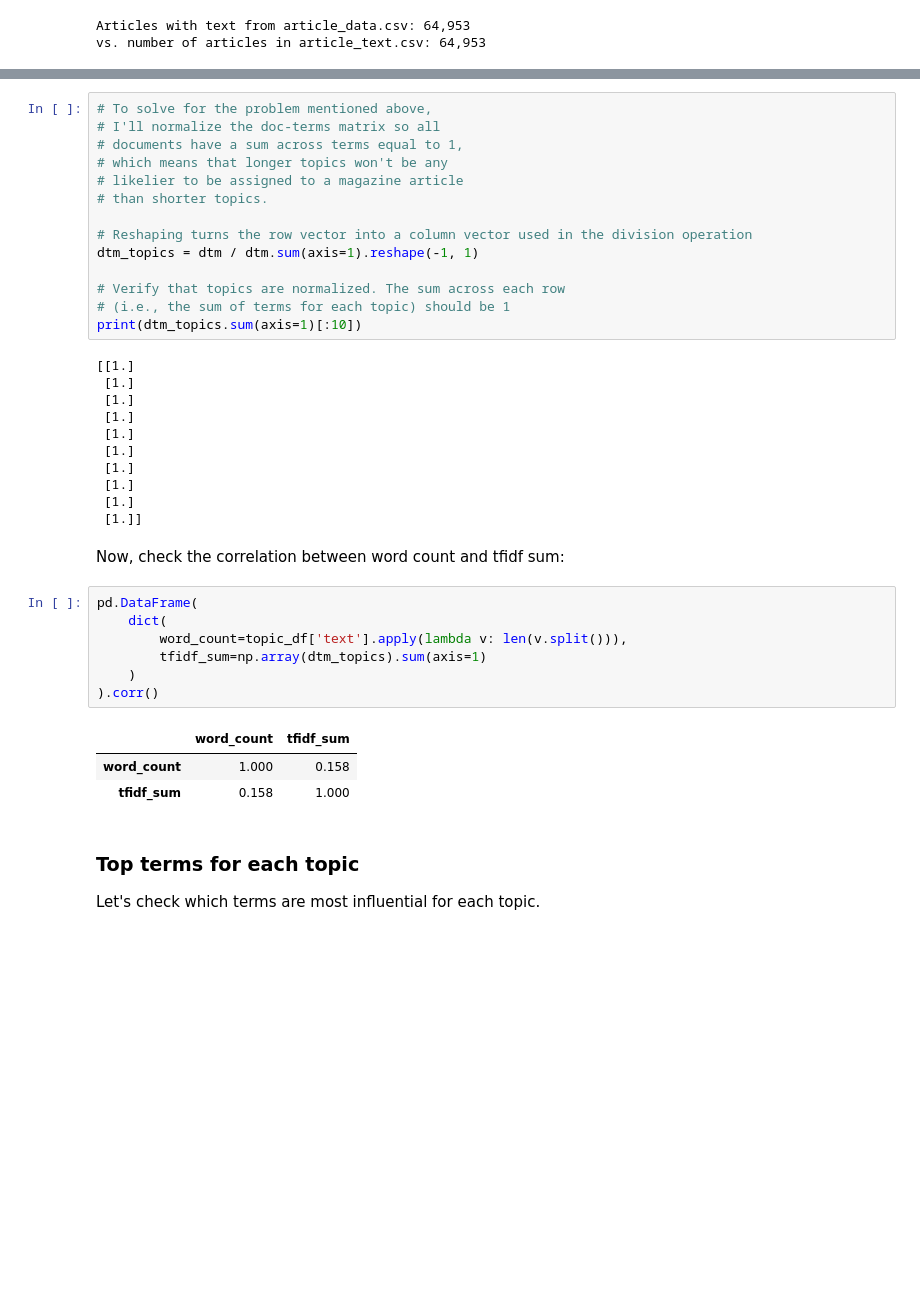
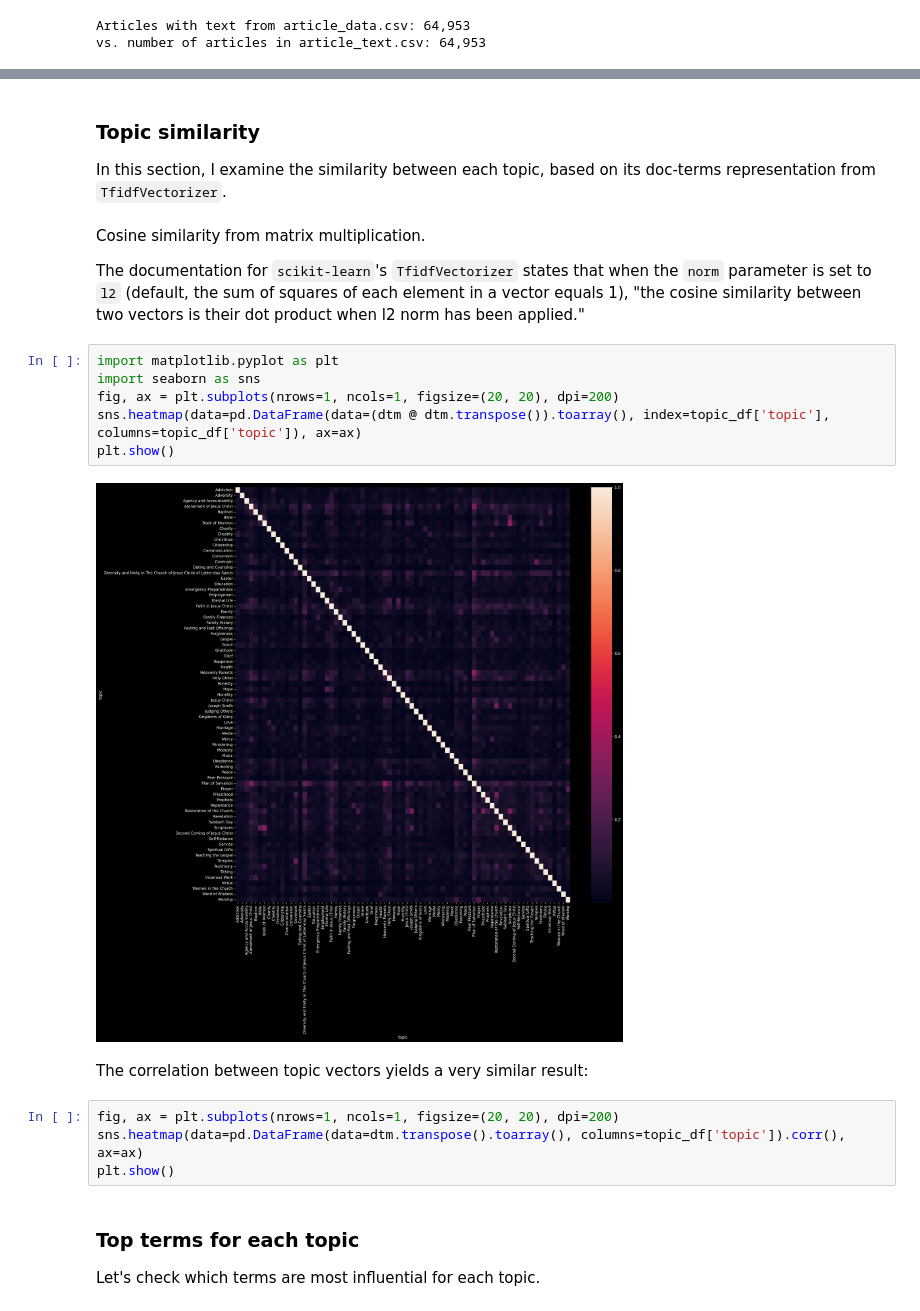
Before and after one commit to rparkr/magazine-analysis, a Jupyter notebook: 2_topic_modeling.ipynb, the cells around one changed output, grey strips where cells are left out. Cells and saved outputs as stored; diff of their text form; blank space fills up the shorter version.

```diff
--- a/2_topic_modeling.ipynb
+++ b/2_topic_modeling.ipynb
@@ -267,41 +840,24 @@ pd.DataFrame(
-# %%
-# To solve for the problem mentioned above,
-# I'll normalize the doc-terms matrix so all
-# documents have a sum across terms equal to 1,
-# which means that longer topics won't be any
-# likelier to be assigned to a magazine article
-# than shorter topics.
-
-# Reshaping turns the row vector into a column vector used in the division operation
-dtm_topics = dtm / dtm.sum(axis=1).reshape(-1, 1)
-
-# Verify that topics are normalized. The sum across each row
-# (i.e., the sum of terms for each topic) should be 1
-print(dtm_topics.sum(axis=1)[:10])
-# %% [output]
-[[1.]
- [1.]
- [1.]
- [1.]
- [1.]
- [1.]
- [1.]
- [1.]
- [1.]
- [1.]]
-# %% [markdown]
-Now, check the correlation between word count and tfidf sum:
-# %%
-pd.DataFrame(
-    dict(
-        word_count=topic_df['text'].apply(lambda v: len(v.split())),
-        tfidf_sum=np.array(dtm_topics).sum(axis=1)
-    )
-).corr()
-# %% [output]
-|  | word_count | tfidf_sum |
-| word_count | 1.000 | 0.158 |
-| tfidf_sum | 0.158 | 1.000 |
+# %% [markdown]
+### Topic similarity
+In this section, I examine the similarity between each topic, based on its doc-terms representation from `TfidfVectorizer`.
+# %% [markdown]
+Cosine similarity from matrix multiplication.
+
+The documentation for `scikit-learn`'s `TfidfVectorizer` states that when the `norm` parameter is set to `l2` (default, the sum of squares of each element in a vector equals 1), "the cosine similarity between two vectors is their dot product when l2 norm has been applied."
+# %%
+import matplotlib.pyplot as plt
+import seaborn as sns
+fig, ax = plt.subplots(nrows=1, ncols=1, figsize=(20, 20), dpi=200)
+sns.heatmap(data=pd.DataFrame(data=(dtm @ dtm.transpose()).toarray(), index=topic_df['topic'], columns=topic_df['topic']), ax=ax)
+plt.show()
+# %% [output]
+[figure, added]
+# %% [markdown]
+The correlation between topic vectors yields a very similar result:
+# %%
+fig, ax = plt.subplots(nrows=1, ncols=1, figsize=(20, 20), dpi=200)
+sns.heatmap(data=pd.DataFrame(data=dtm.transpose().toarray(), columns=topic_df['topic']).corr(), ax=ax)
+plt.show()
 # %% [markdown]
 ### Top terms for each topic
 Let's check which terms are most influential for each topic.
```
Also changed, not shown: parts of 112 cells of this notebook.
